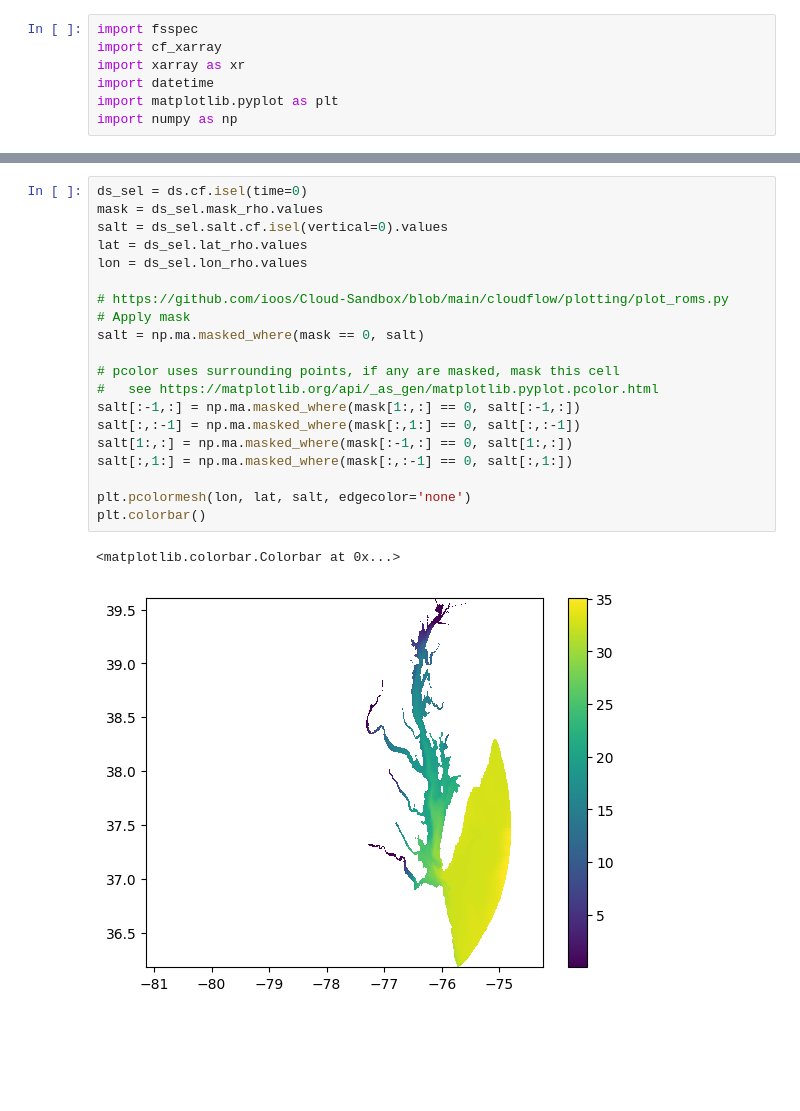
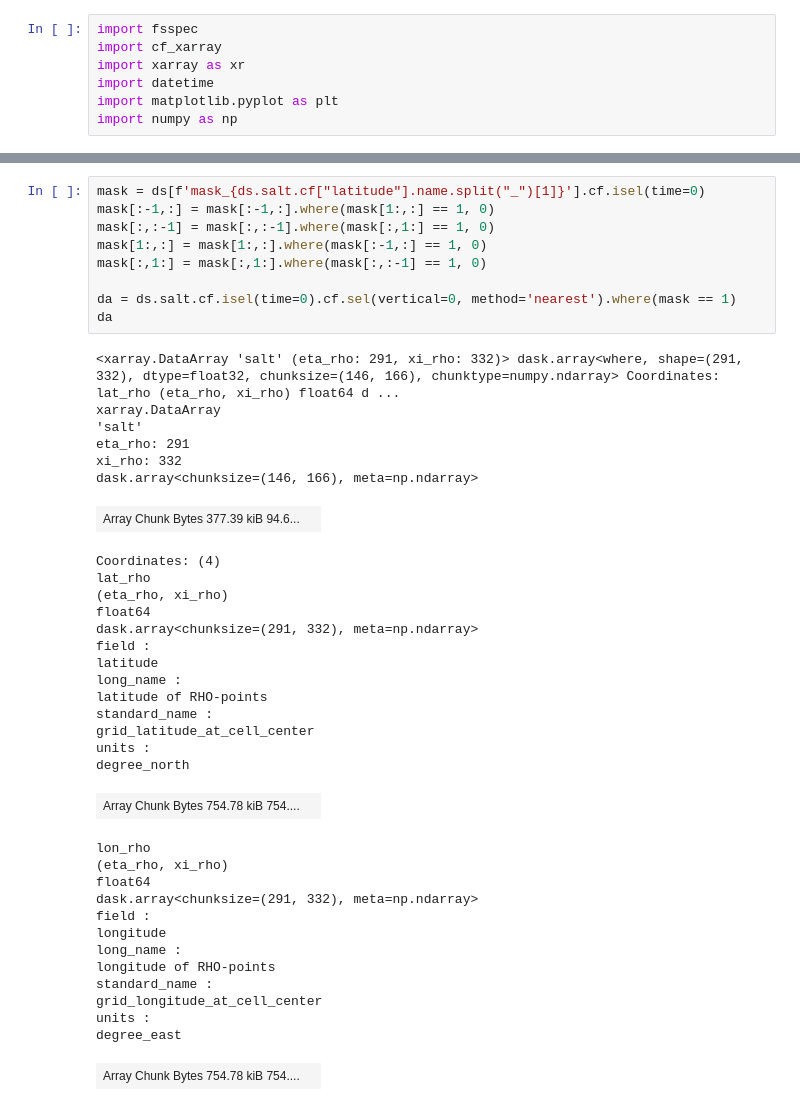
Before and after one commit to mpiannucci/ocean-notebooks, a Jupyter notebook: cbofs_best.ipynb, the cells around one changed output, grey strips where cells are left out. Drawn from its saved outputs; the diff is of its cells as text; blank space fills up the shorter version.

```diff
--- a/cbofs_best.ipynb
+++ b/cbofs_best.ipynb
@@ -31,26 +31,47 @@ Coordinates:
     title:             cbofs forecast RUN in operational mode
     type:              ROMS/TOMS history file
     var_info:          varinfo.yaml
-# %%
-ds_sel = ds.cf.isel(time=0)
-mask = ds_sel.mask_rho.values
-salt = ds_sel.salt.cf.isel(vertical=0).values
-lat = ds_sel.lat_rho.values
-lon = ds_sel.lon_rho.values
-
-# https://github.com/ioos/Cloud-Sandbox/blob/main/cloudflow/plotting/plot_roms.py
-# Apply mask
-salt = np.ma.masked_where(mask == 0, salt)
-
-# pcolor uses surrounding points, if any are masked, mask this cell
-#   see https://matplotlib.org/api/_as_gen/matplotlib.pyplot.pcolor.html
-salt[:-1,:] = np.ma.masked_where(mask[1:,:] == 0, salt[:-1,:])
-salt[:,:-1] = np.ma.masked_where(mask[:,1:] == 0, salt[:,:-1])
-salt[1:,:] = np.ma.masked_where(mask[:-1,:] == 0, salt[1:,:])
-salt[:,1:] = np.ma.masked_where(mask[:,:-1] == 0, salt[:,1:])
-
-plt.pcolormesh(lon, lat, salt, edgecolor='none')
-plt.colorbar()
-# %% [output]
-<matplotlib.colorbar.Colorbar at 0x...>
-[figure, removed]
+# %%
+mask = ds[f'mask_{ds.salt.cf["latitude"].name.split("_")[1]}'].cf.isel(time=0)
+mask[:-1,:] = mask[:-1,:].where(mask[1:,:] == 1, 0)
+mask[:,:-1] = mask[:,:-1].where(mask[:,1:] == 1, 0)
+mask[1:,:] = mask[1:,:].where(mask[:-1,:] == 1, 0)
+mask[:,1:] = mask[:,1:].where(mask[:,:-1] == 1, 0)
+
+da = ds.salt.cf.isel(time=0).cf.sel(vertical=0, method='nearest').where(mask == 1)
+da
+# %% [output]
+<xarray.DataArray 'salt' (eta_rho: 291, xi_rho: 332)> dask.array<where, shape=(291, 332), dtype=float32, chunksize=(146, 166), chunktype=numpy.ndarray> Coordinates: lat_rho (eta_rho, xi_rho) float64 d ...
+xarray.DataArray
+'salt'
+eta_rho: 291
+xi_rho: 332
+dask.array<chunksize=(146, 166), meta=np.ndarray>
+| Array Chunk Bytes 377.39 kiB 94.6... |  |
+Coordinates: (4)
+lat_rho
+(eta_rho, xi_rho)
+float64
+dask.array<chunksize=(291, 332), meta=np.ndarray>
+field :
+latitude
+long_name :
+latitude of RHO-points
+standard_name :
+grid_latitude_at_cell_center
+units :
+degree_north
+| Array Chunk Bytes 754.78 kiB 754.... |  |
+lon_rho
+(eta_rho, xi_rho)
+float64
+dask.array<chunksize=(291, 332), meta=np.ndarray>
+field :
+longitude
+long_name :
+longitude of RHO-points
+standard_name :
+grid_longitude_at_cell_center
+units :
+degree_east
+| Array Chunk Bytes 754.78 kiB 754.... |  |
```
Also changed, not shown: parts of 3 cells of this notebook.
